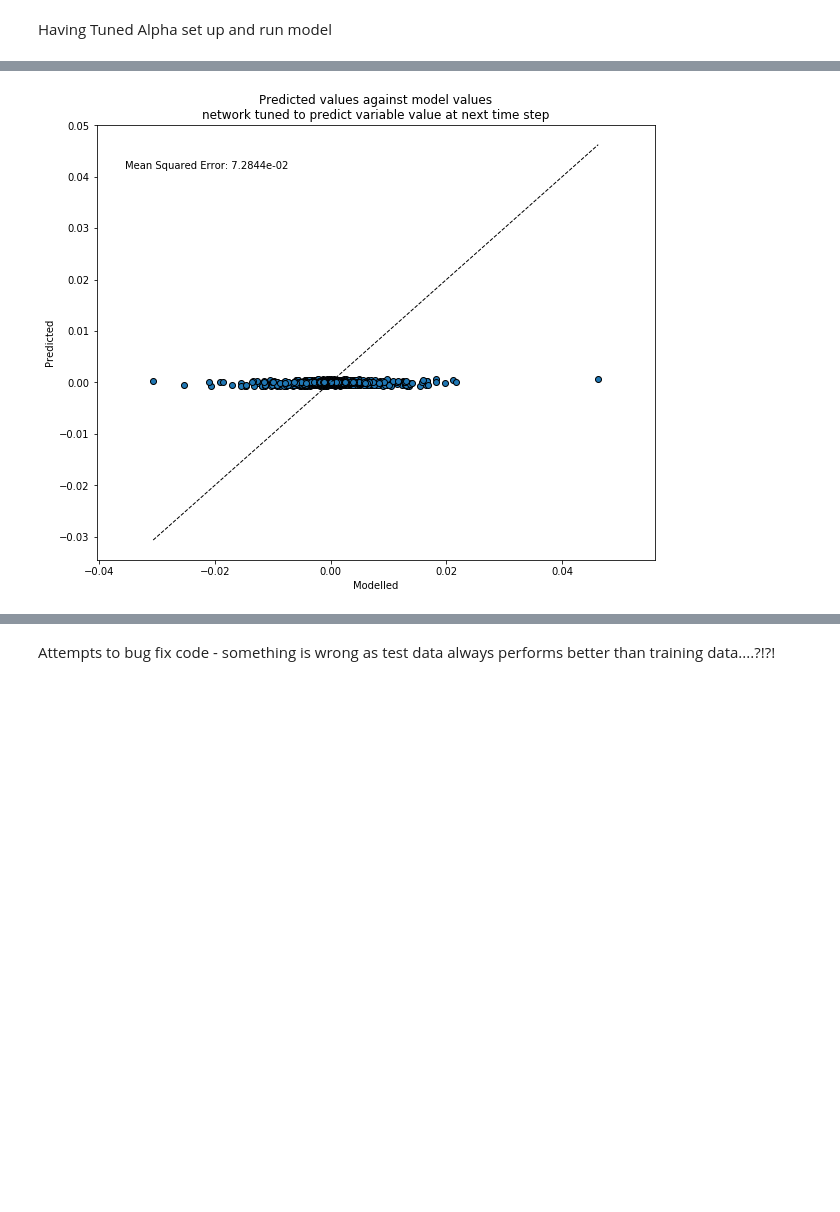
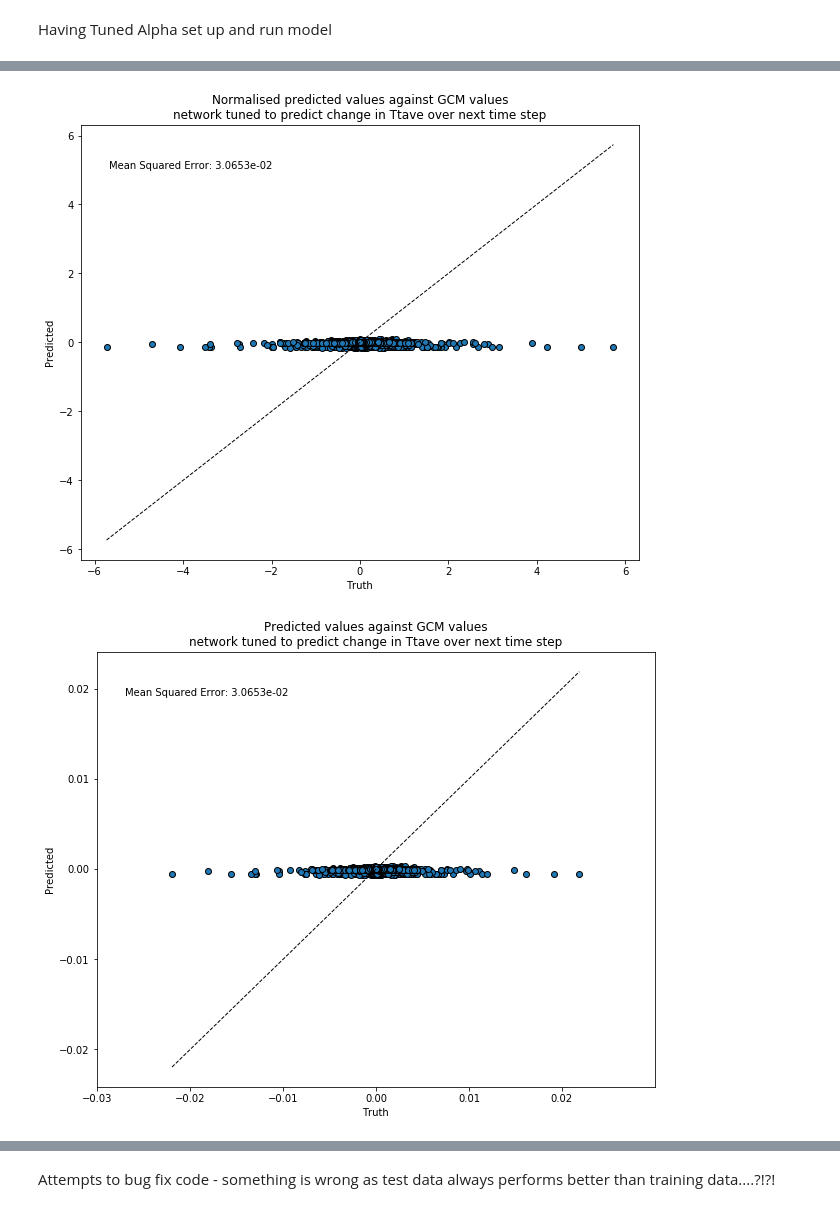
Before and after one commit to RachelFurner/DynamicPrediction, a Jupyter notebook: Regression_attempts.ipynb, the cells around one changed output, grey strips where cells are left out. Drawn from its saved outputs; the diff is of its cells as text; code cells hidden in the pictures; blank space fills up the shorter version.

```diff
--- a/Regression_attempts.ipynb
+++ b/Regression_attempts.ipynb
@@ -99,8 +101,8 @@ nxt_outputs_te = []
 # so we can learn on first n time steps, and test on rest
 
 for z in range(1,40,10):
-    for x in range(1,9,3):
-        for y in range(1,76,10):
+    for x in range(2,7,3):
+        for y in range(2,74,10):
             for time in range(0, split_index, 20):
                 inputs_tr.append([ds_var.isel(T=time)[z,y+y_offset,x+x_offset] for x_offset in halo_list for y_offset in halo_list])
                 nxt_outputs_tr.append([ds_var.isel(T=time+StepSize)[z,y,x]])
@@ -219,7 +238,7 @@ mean squared error ;  3.0549434940561264e-08
 # %%
 # Tune alpha using cross validation, and neg mean squared error
 
-alpha_s = [0.00, 0.0001, 0.0003, 0.001, 0.003, 0.01, 0.03, 0.1, 0.3, 1.0, 3.0, 10, 30, 100]
+alpha_s = [0.00, 0.0001, 0.0003, 0.001, 0.003, 0.01, 0.03, 0.1, 0.3, 1.0, 3.0, 10, 30]
 
 parameters = [{'alpha': alpha_s}]
 n_folds=5
@@ -392,7 +427,7 @@ mean squared error ;  0.07237963260102948
 # %%
 # Tune alpha using cross validation, and neg mean squared error
 
-alpha_s = [0.00, 0.0001, 0.0003, 0.001, 0.003, 0.01, 0.03, 0.1, 0.3, 1.0, 3.0, 10, 30, 100]
+alpha_s = [0.00, 0.0001, 0.0003, 0.001, 0.003, 0.01, 0.03, 0.1, 0.3, 1.0, 3.0, 10, 30]
 
 parameters = [{'alpha': alpha_s}]
 n_folds=5
@@ -401,7 +436,7 @@ scoring={'max_error', 'neg_mean_squared_error', 'r2'}
 model_tnd=linear_model.Ridge()
 
 # Calculate training scores using cross validation with various values of alpha
-model_tnd_cv = GridSearchCV(model_tnd, parameters, cv=n_folds, scoring=scoring, refit='r2')
+model_tnd_cv = GridSearchCV(model_tnd, parameters, cv=n_folds, scoring=scoring, refit='neg_mean_squared_error')
 model_tnd_cv.fit(norm_inputs_tr, norm_tnd_outputs_tr)
 results = model_tnd_cv.cv_results_
 
@@ -507,7 +533,7 @@ Having Tuned Alpha set up and run model
 # %%
 #run model to predict next time step value, having selected a best alpha from above, using r2 scores
 
-model_tnd= linear_model.Ridge(alpha=best_alpha)
+model_tnd= linear_model.Ridge(alpha=best_alpha, normalize=False)
 # eventually might want to aim for a zero intercept, but model seems to struggle a lot with this so leave for now
 
 model_tnd.fit(norm_inputs_tr, norm_tnd_outputs_tr )  # train to evaluate the value at the next time step...
@@ -521,7 +547,12 @@ tnd_r2 = r2_score(norm_tnd_outputs_te, predicted_tnd)
 tnd_maxer = metrics.max_error(norm_tnd_outputs_te, predicted_tnd)
 tnd_mse = metrics.mean_squared_error(norm_tnd_outputs_te, predicted_tnd)
 
-print('r2 score ; ', tnd_r2)
-print('max error ; ', tnd_maxer)
-print('mean squared error ; ', tnd_mse)
+
+print('persistance r2 score ; ', r2_score(norm_tnd_outputs_te, predict_persistance_tnd))
+print('persistance max error ; ', metrics.max_error(norm_tnd_outputs_te, predict_persistance_tnd))
+print('persistance mean squared error ; ', metrics.mean_squared_error(norm_tnd_outputs_te, predict_persistance_tnd))
+print('')
+print('model r2 score ; ', tnd_r2)
+print('model max error ; ', tnd_maxer)
+print('model mean squared error ; ', tnd_mse)
 # %% [output]
@@ -535,16 +570,31 @@ mean squared error ;  0.07284377627293383
 # %%
+# first plot normalised values
+fig, ax = plt.subplots(figsize=(10,8))
+ax.scatter(norm_tnd_outputs_te, predicted_tnd, edgecolors=(0, 0, 0))
+ax.plot([norm_tnd_outputs_te.min(), norm_tnd_outputs_te.max()], [norm_tnd_outputs_te.min(), norm_tnd_outputs_te.max()], 'k--', lw=1)
+ax.set_xlabel('Truth')
+ax.set_ylabel('Predicted')
+ax.set_title('Normalised predicted values against GCM values\nnetwork tuned to predict change in '+my_var+' over next time step')
+ax.text(.05,.9,'Mean Squared Error: {:.4e}'.format(tnd_mse),transform=ax.transAxes)
+plt.savefig('../regression_plots/'+exp_name+'_predictedVtruth_tnd.png')
+plt.show()
+
 #de-normalise predicted values and plot against truth
 
 denorm_predicted_tnd = predicted_tnd*tnd_outputs_tr_std+tnd_outputs_tr_mean
 
 fig, ax = plt.subplots(figsize=(10,8))
 ax.scatter(tnd_outputs_te, denorm_predicted_tnd, edgecolors=(0, 0, 0))
 ax.plot([tnd_outputs_te.min(), tnd_outputs_te.max()], [tnd_outputs_te.min(), tnd_outputs_te.max()], 'k--', lw=1)
-ax.set_xlabel('Modelled')
+ax.set_xlabel('Truth')
 ax.set_ylabel('Predicted')
-ax.set_title('Predicted values against model values\nnetwork tuned to predict variable value at next time step')
+ax.set_title('Predicted values against GCM values\nnetwork tuned to predict change in '+my_var+' over next time step')
 ax.text(.05,.9,'Mean Squared Error: {:.4e}'.format(tnd_mse),transform=ax.transAxes)
-plt.savefig('../regression_plots/'+my_var+'_predictedVtruth_tnd.png')
+if my_var=='uVeltave':
+    plt.xlim(-0.001,0.001)
+    plt.ylim(-0.001,0.001)
+plt.savefig('../regression_plots/'+exp_name+'_predictedVtruth_tnd.png')
 plt.show()
 # %% [output]
-[figure, old version]
+[figure, new version]
+[figure, added]
```
Also changed, not shown: parts of 23 cells of this notebook, 1 other file.
